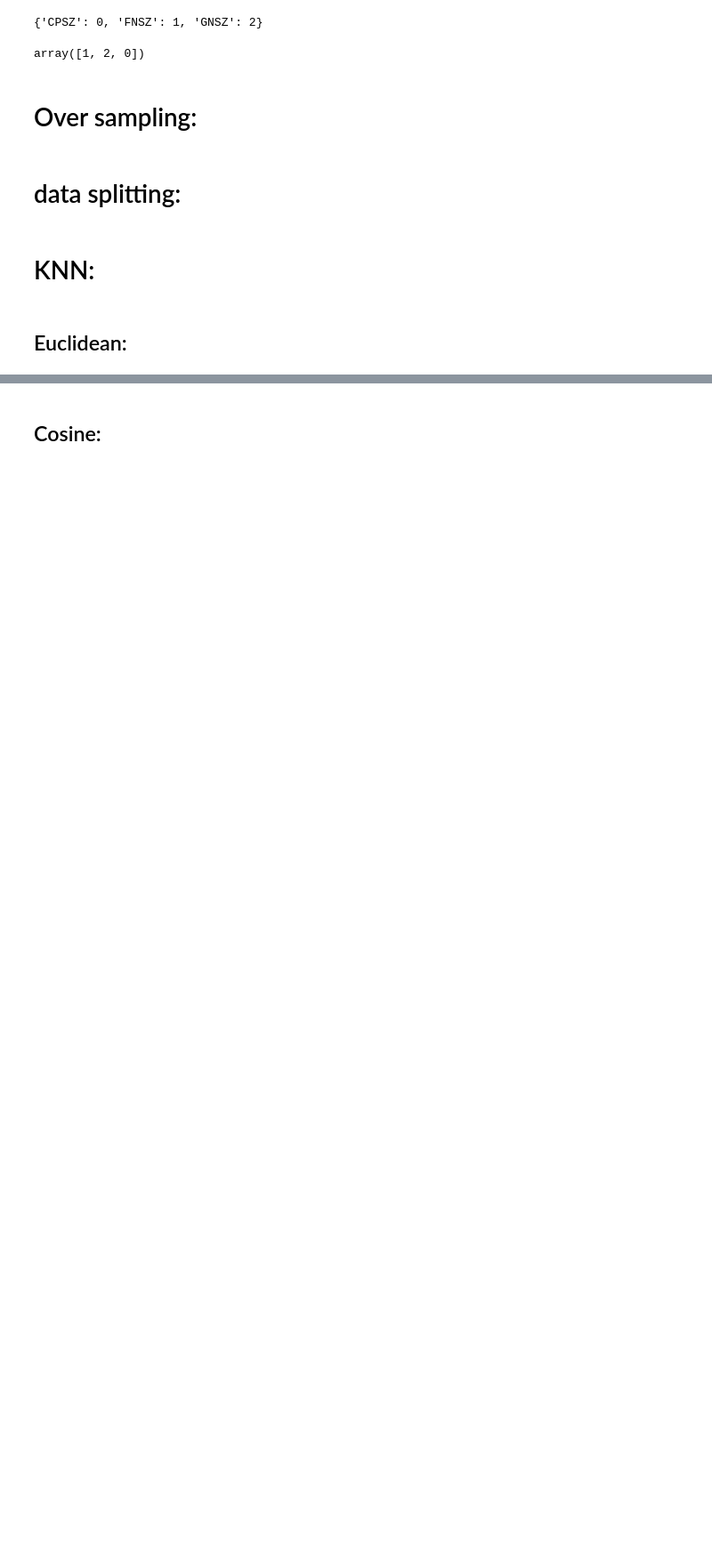
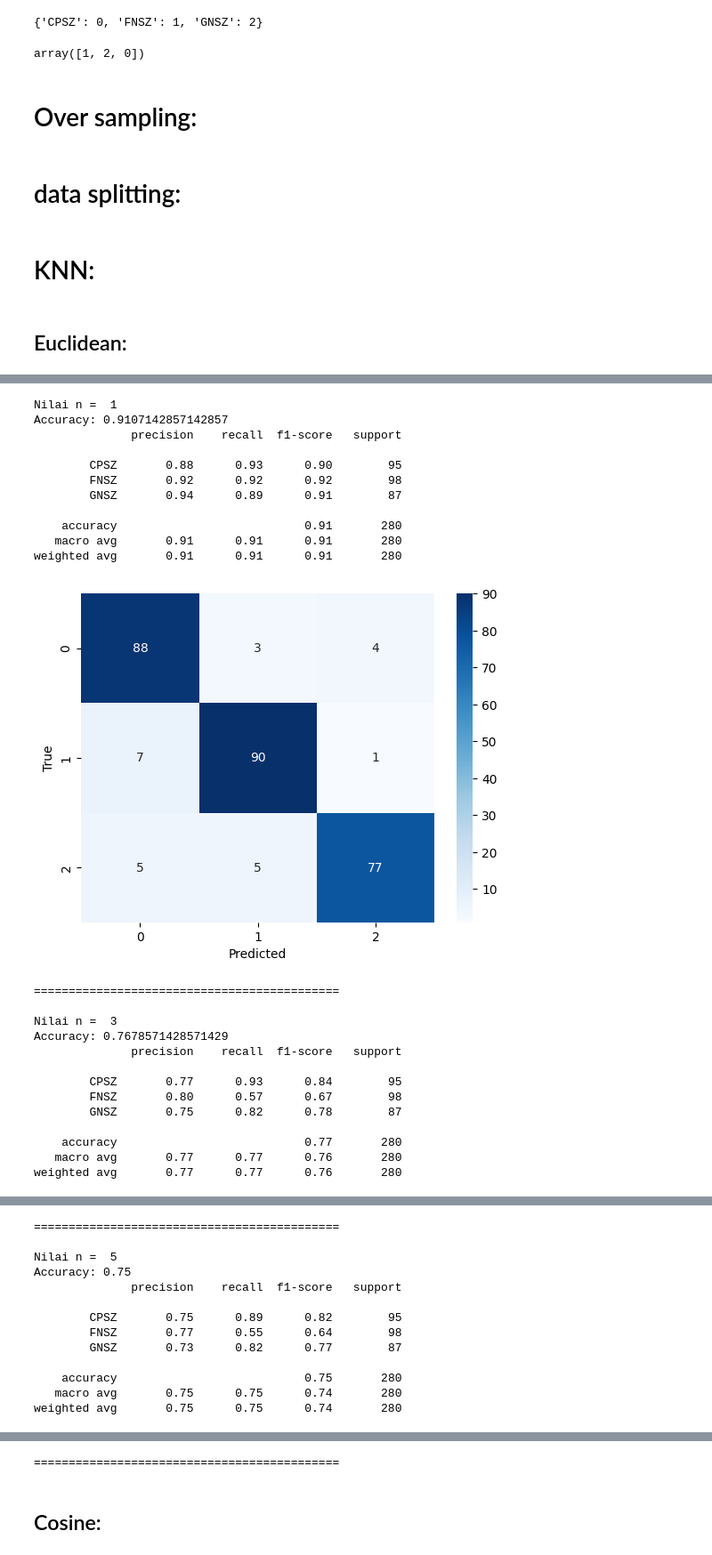
Before and after one commit to IritaSee/seizure_detection_eeg_svm, a Jupyter notebook: knn.ipynb, the cells around one changed output, grey strips where cells are left out. Shown at 89% size. Saved outputs shown, nothing was run; the diff lists cells and outputs as text; code cells hidden in the pictures; blank space fills up the shorter version.

```diff
--- a/knn.ipynb
+++ b/knn.ipynb
@@ -127,0 +107,43 @@ weighted avg       0.77      0.76      0.75       280
+# %%
+n = [1,3,5,7,9]
+for i in n:
+  print("Nilai n = ",str(i))
+  knn_predictions,cm = euclidean_knn(X_train,y_train,X_test,y_test,i)
+  from sklearn.metrics import classification_report
+  print(classification_report(y_test, knn_predictions, target_names=le_name_mapping.keys()))
+
+  import seaborn as sns
+  import matplotlib.pyplot as plt
+
+  sns.heatmap(cm, annot=True, cmap='Blues', fmt='g')
+  plt.xlabel('Predicted')
+  plt.ylabel('True')
+  plt.show()
+  print("============================================")
+  print()
+# %% [output]
+Nilai n =  1
+Accuracy: 0.9107142857142857
+              precision    recall  f1-score   support
+
+        CPSZ       0.88      0.93      0.90        95
+        FNSZ       0.92      0.92      0.92        98
+        GNSZ       0.94      0.89      0.91        87
+
+    accuracy                           0.91       280
+   macro avg       0.91      0.91      0.91       280
+weighted avg       0.91      0.91      0.91       280
+[figure, added]
+============================================
+
+Nilai n =  3
+Accuracy: 0.7678571428571429
+              precision    recall  f1-score   support
+
+        CPSZ       0.77      0.93      0.84        95
+        FNSZ       0.80      0.57      0.67        98
+        GNSZ       0.75      0.82      0.78        87
+
+    accuracy                           0.77       280
+   macro avg       0.77      0.77      0.76       280
+weighted avg       0.77      0.77      0.76       280
@@ -127,0 +151,13 @@ weighted avg       0.77      0.76      0.75       280
+============================================
+
+Nilai n =  5
+Accuracy: 0.75
+              precision    recall  f1-score   support
+
+        CPSZ       0.75      0.89      0.82        95
+        FNSZ       0.77      0.55      0.64        98
+        GNSZ       0.73      0.82      0.77        87
+
+    accuracy                           0.75       280
+   macro avg       0.75      0.75      0.74       280
+weighted avg       0.75      0.75      0.74       280
@@ -128,3 +193,4 @@ weighted avg       0.77      0.76      0.75       280
+============================================
 # %% [markdown]
 ## Cosine:
 # %%
```
Also changed, not shown: parts of 10 cells of this notebook, 1 other file.
